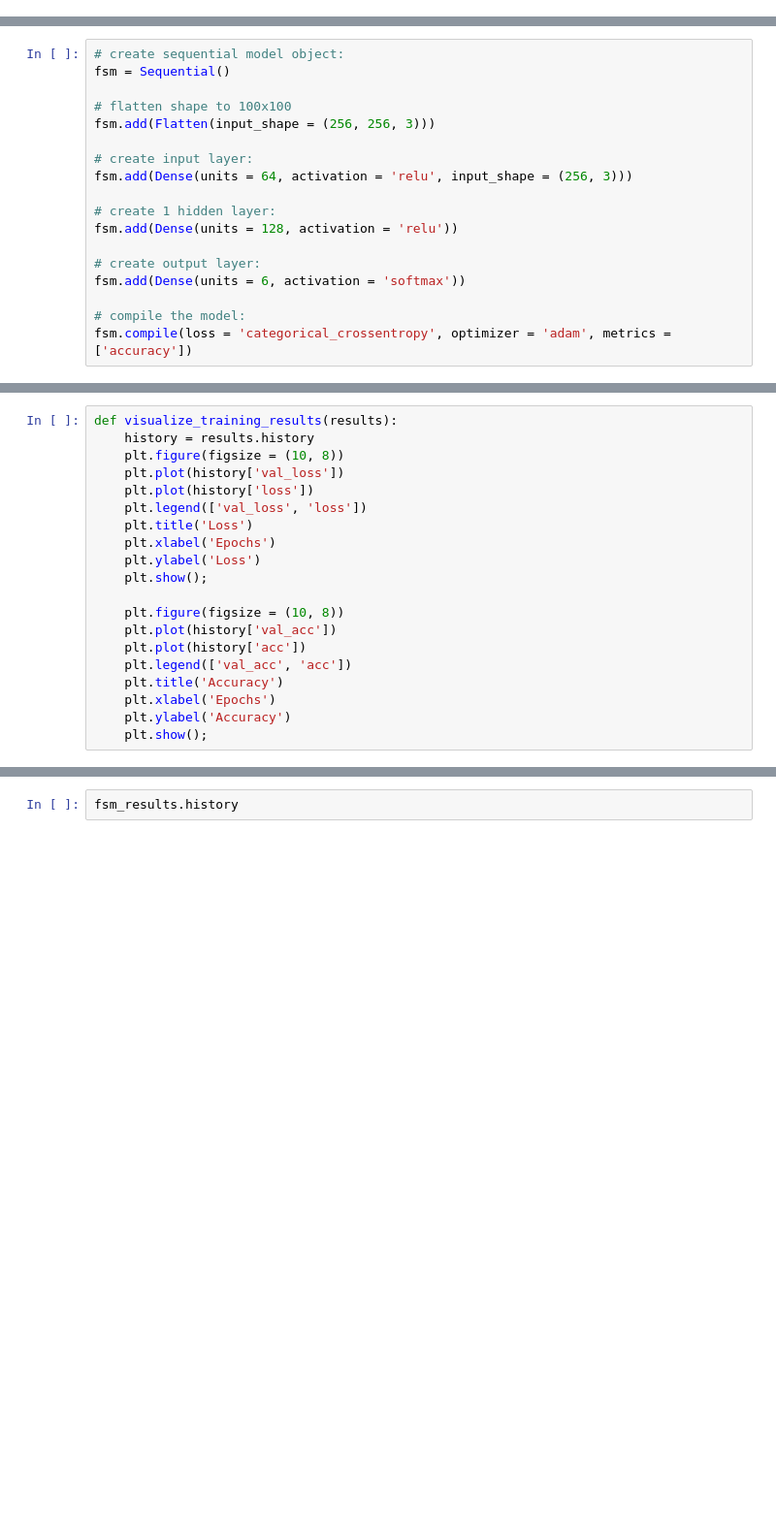
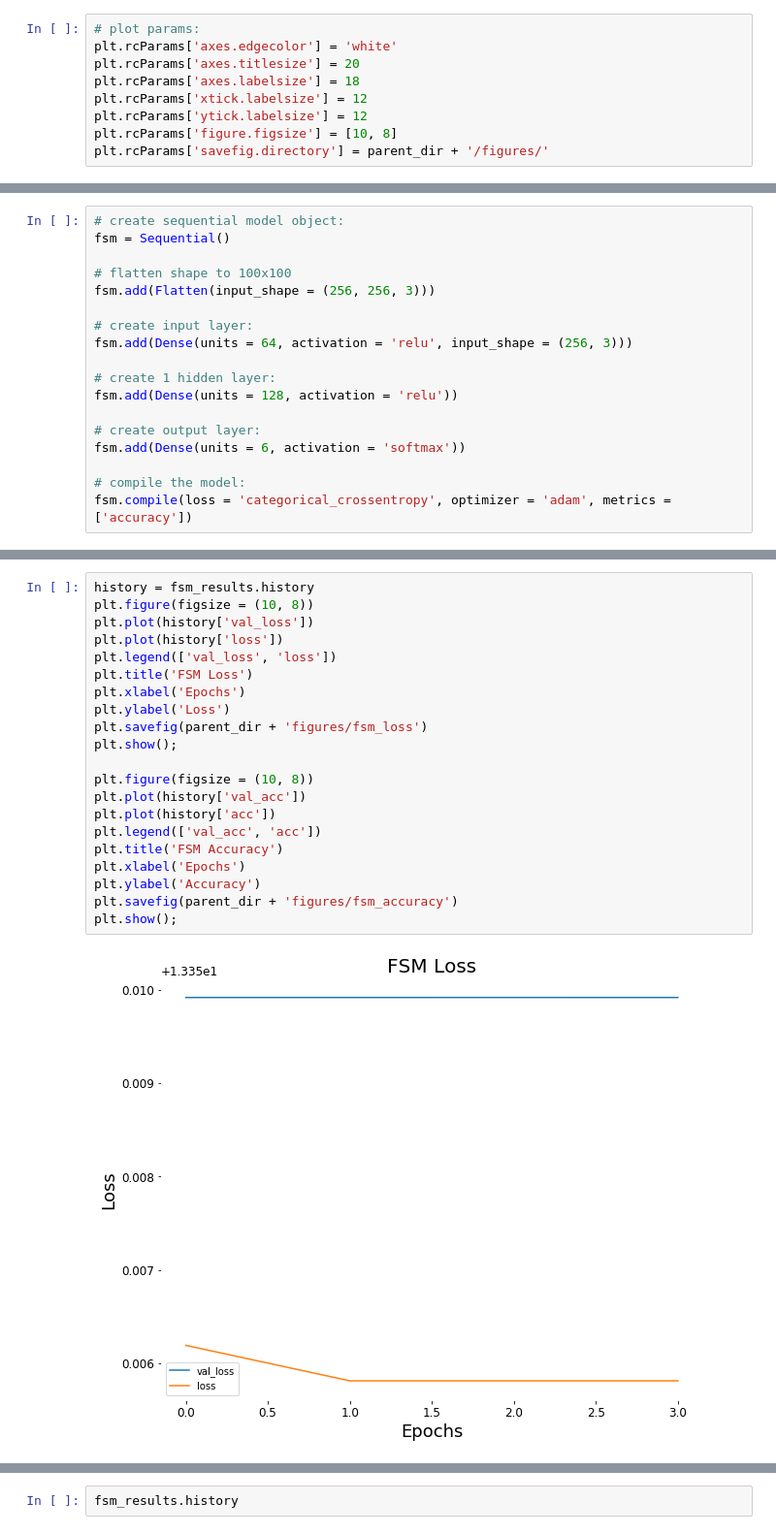
Before and after one commit to lecritch/Cene-Image-Classification, a Jupyter notebook: notebooks/modelling/01_import_fsm.ipynb, the cells around one changed output, grey strips where cells are left out. Shown at 97% size. Saved outputs shown, nothing was run; the diff lists cells and outputs as text; blank space fills up the shorter version.

```diff
--- a/notebooks/modelling/01_import_fsm.ipynb
+++ b/notebooks/modelling/01_import_fsm.ipynb
@@ -30,3 +28,12 @@ Using TensorFlow backend.
+# %%
+# plot params:
+plt.rcParams['axes.edgecolor'] = 'white'
+plt.rcParams['axes.titlesize'] = 20
+plt.rcParams['axes.labelsize'] = 18
+plt.rcParams['xtick.labelsize'] = 12
+plt.rcParams['ytick.labelsize'] = 12
+plt.rcParams['figure.figsize'] = [10, 8]
+plt.rcParams['savefig.directory'] = parent_dir + '/figures/'
 # %%
 # create data generator object
 datagen = ImageDataGenerator(validation_split = 0.2)
@@ -133,20 +140,23 @@ Epoch 4/4
 # %%
-def visualize_training_results(results):
-    history = results.history
-    plt.figure(figsize = (10, 8))
-    plt.plot(history['val_loss'])
-    plt.plot(history['loss'])
-    plt.legend(['val_loss', 'loss'])
-    plt.title('Loss')
-    plt.xlabel('Epochs')
-    plt.ylabel('Loss')
-    plt.show();
+history = fsm_results.history
+plt.figure(figsize = (10, 8))
+plt.plot(history['val_loss'])
+plt.plot(history['loss'])
+plt.legend(['val_loss', 'loss'])
+plt.title('FSM Loss')
+plt.xlabel('Epochs')
+plt.ylabel('Loss')
+plt.savefig(parent_dir + 'figures/fsm_loss')
+plt.show();
 
-    plt.figure(figsize = (10, 8))
-    plt.plot(history['val_acc'])
-    plt.plot(history['acc'])
-    plt.legend(['val_acc', 'acc'])
-    plt.title('Accuracy')
-    plt.xlabel('Epochs')
-    plt.ylabel('Accuracy')
-    plt.show();
+plt.figure(figsize = (10, 8))
+plt.plot(history['val_acc'])
+plt.plot(history['acc'])
+plt.legend(['val_acc', 'acc'])
+plt.title('FSM Accuracy')
+plt.xlabel('Epochs')
+plt.ylabel('Accuracy')
+plt.savefig(parent_dir + 'figures/fsm_accuracy')
+plt.show();
+# %% [output]
+[figure, added]
```
Also changed, not shown: parts of 10 cells of this notebook, 10 other files.
